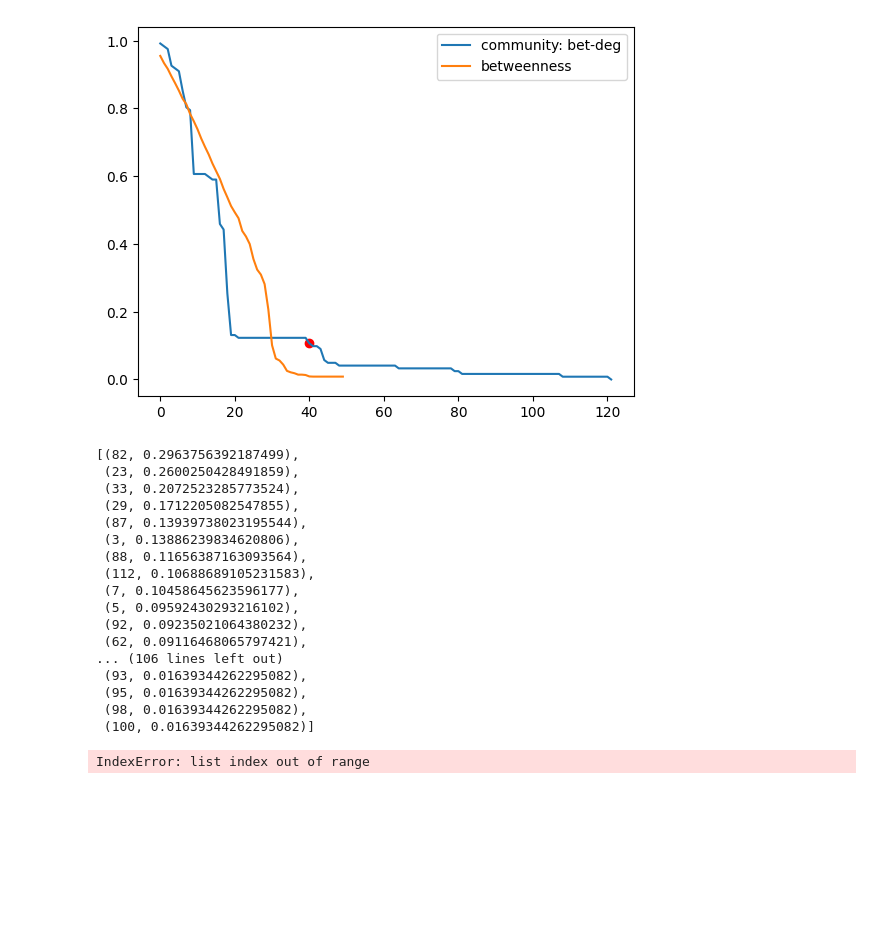
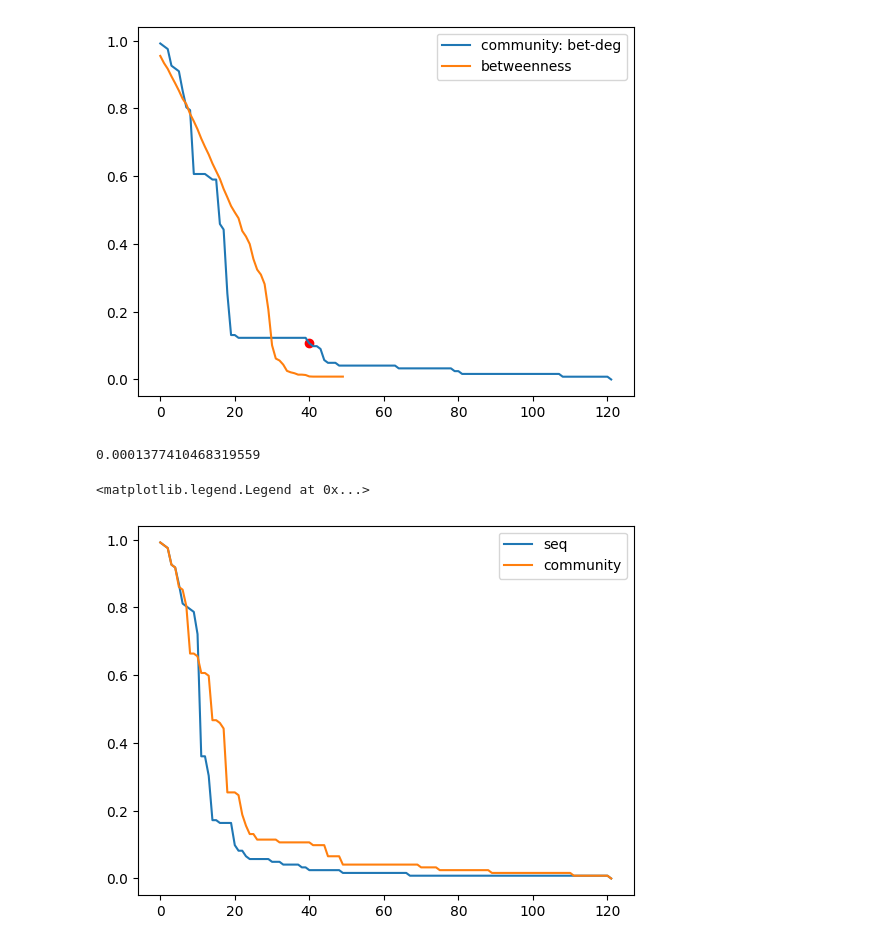
Before and after one commit to raysas/network-disintegration-attacks, a Jupyter notebook: code/final_code.ipynb, the cells around one changed output. Saved outputs shown, nothing was run; the diff lists cells and outputs as text; code cells hidden in the pictures; blank space fills up the shorter version.

Commit message:
allowed total merging of centralities in community-based

```diff
--- a/code/final_code.ipynb
+++ b/code/final_code.ipynb
@@ -1974,30 +2031,18 @@ def MEB_centrality_com(G):
-# %%
-b = nx.betweenness_centrality(circuits_s208)
-MEB_centrality(circuits_s208, list(b.items()))
-betweenness_centrality_sorted_circuits_s208
-# %% [output]
-[(82, 0.2963756392187499),
- (23, 0.2600250428491859),
- (33, 0.2072523285773524),
- (29, 0.1712205082547855),
- (87, 0.13939738023195544),
- (3, 0.13886239834620806),
- (88, 0.11656387163093564),
- (112, 0.10688689105231583),
- (7, 0.10458645623596177),
- (5, 0.09592430293216102),
- (92, 0.09235021064380232),
- (62, 0.09116468065797421),
-... (106 lines left out)
- (93, 0.01639344262295082),
- (95, 0.01639344262295082),
- (98, 0.01639344262295082),
- (100, 0.01639344262295082)]
+# %%
+b = nx.betweenness_centrality(circuits_s208)
+MEB_centrality_com(circuits_s208)
+betweenness_centrality_sorted_circuits_s208
+sorted(nx.betweenness_centrality(circuits_s208).items(), key=lambda x: x[1], reverse=True)
+b[0]
+# %% [output]
+0.0001377410468319559
 # %%
-meb_seq_attack_circuits_s208 = seq_attack(circuits_s208, MEB_centrality_com)
-meb_bet_community_attack_circuits_s208 = community_attack(circuits_s208, MEB_centrality_com, MEB_centrality_com)
+mec_seq_attack_circuits_s208 = seq_attack(circuits_s208, MEC_centrality_com)
+mec_bet_community_attack_circuits_s208 = community_attack(circuits_s208, MEC_centrality_com, MEC_centrality_com)
 
-plt.plot(list(meb_seq_attack_circuits_s208[0].values()), label='seq')
-plt.plot(list(meb_bet_community_attack_circuits_s208[0].values()), label='community')
+plt.plot(list(mec_seq_attack_circuits_s208[0].values()), label='seq')
+plt.plot(list(mec_bet_community_attack_circuits_s208[0].values()), label='community')
+plt.legend()
 # %% [output]
-IndexError: list index out of range
+<matplotlib.legend.Legend at 0x...>
+[figure, added]
```
Also changed, not shown: parts of 4 cells of this notebook.
